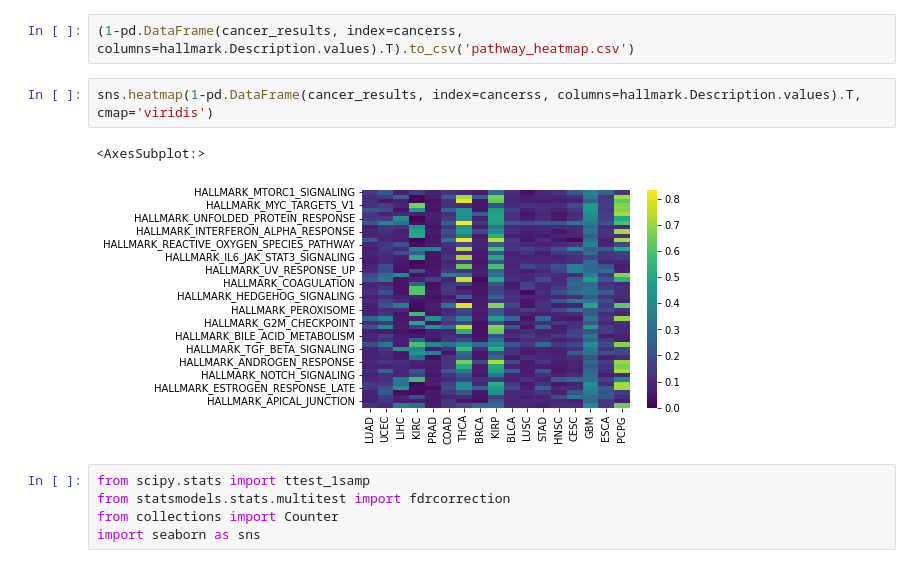
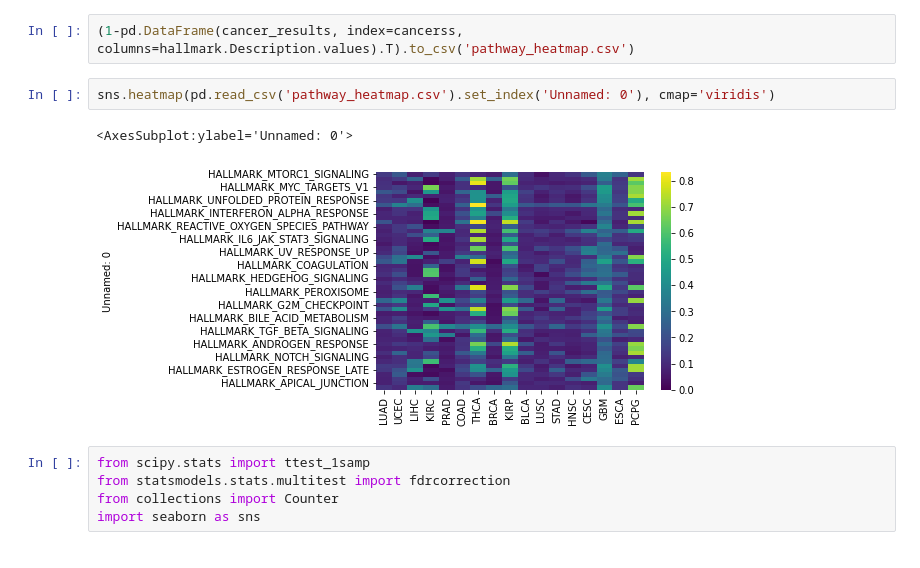
Before and after one commit to Koushul/CITRUS, a Jupyter notebook: MCF10A.ipynb, the cells around one changed output. Drawn from its saved outputs; the diff is of its cells as text.

Commit message:
sweppping heatmap

```diff
--- a/MCF10A.ipynb
+++ b/MCF10A.ipynb
@@ -173,11 +173,11 @@ for cancer in tqdm(cancerss):
     cancer_results.append([Counter(fdrcorrection(ttest_1samp(random[:, i], random[:, i][:]).pvalue)[0])[True]/len(random) for i in range(50)])
 # %%
 (1-pd.DataFrame(cancer_results, index=cancerss, columns=hallmark.Description.values).T).to_csv('pathway_heatmap.csv')
-# %%
-sns.heatmap(1-pd.DataFrame(cancer_results, index=cancerss, columns=hallmark.Description.values).T, cmap='viridis')
-# %% [output]
-<AxesSubplot:>
-[figure, removed]
+# %%
+sns.heatmap(pd.read_csv('pathway_heatmap.csv').set_index('Unnamed: 0'), cmap='viridis')
+# %% [output]
+<AxesSubplot:ylabel='Unnamed: 0'>
+[figure, added]
 # %%
 from scipy.stats import ttest_1samp
 from statsmodels.stats.multitest import fdrcorrection
```
Also changed, not shown: 1 other file.
